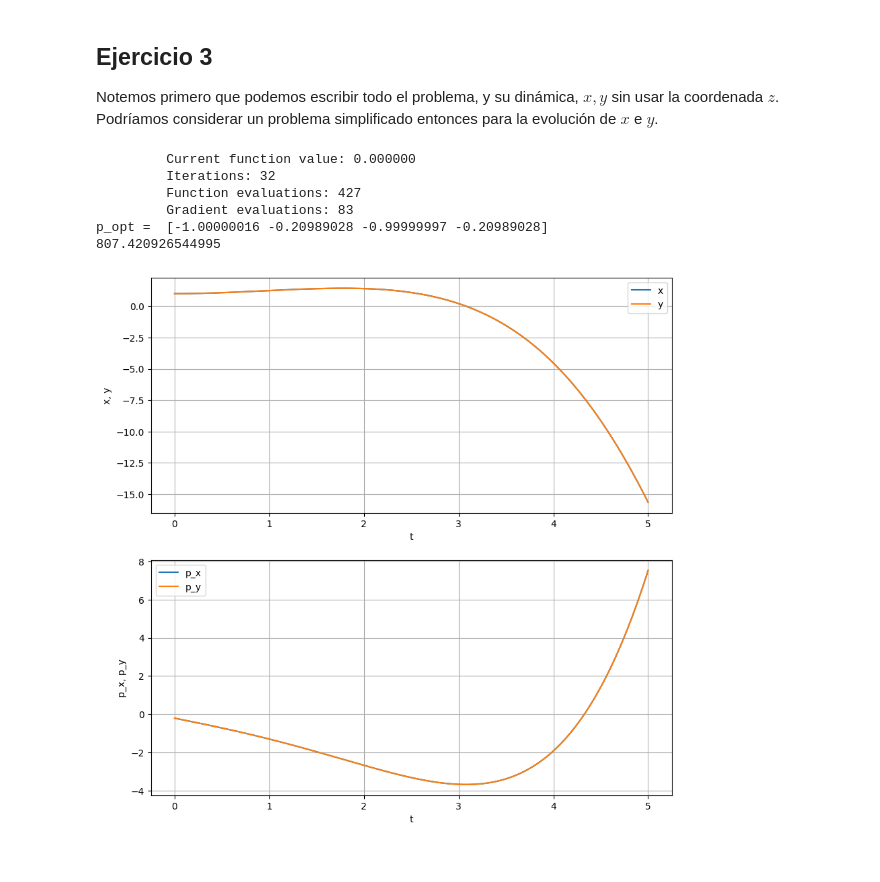
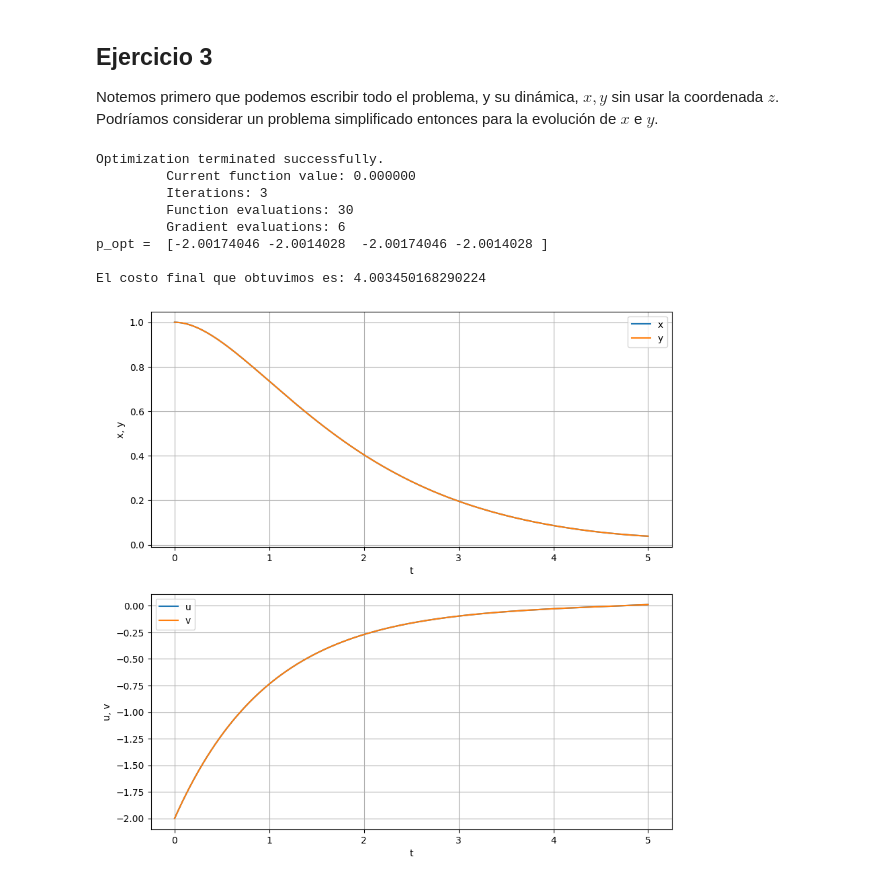
Before and after one commit to Miguel-Escobar/Intro-al-Control-Optimo, a Jupyter notebook: Lab 4/Lab_4.ipynb, the cells around one changed output. Saved outputs shown, nothing was run; the diff lists cells and outputs as text; code cells hidden in the pictures.

```diff
--- a/Lab 4/Lab_4.ipynb
+++ b/Lab 4/Lab_4.ipynb
@@ -94,7 +100,7 @@ def rhs(t, r):
     x = r[:4]
     p = r[4:]
     xresult = A @ x + BBT @ p
-    presult = -A @ x
+    presult = -A @ p
     result = np.concatenate((xresult, presult))
     assert result.shape == r.shape
     return result
@@ -105,9 +111,9 @@ def objective(p_init):
     xfinal = sol.y[:4, -1]
     pfinal = sol.y[4:, -1]
     objective_p = -.5*Q @ xfinal
-    return np.linalg.norm(pfinal - objective_p)
+    return np.linalg.norm(pfinal - objective_p)**2
 
-p_init = np.array([0, 0, 0, 0])
+p_init = np.array([1, 1, 1, 1])
 
 res = minimize(objective, p_init, options={'disp': True})
 p_init_opt = res.x
@@ -117,37 +123,41 @@ optimal_trajectories = solve_ivp(rhs, [0, 5], np.concatenate((xinit, p_init_opt)
 x_opt = optimal_trajectories.y[:4, :]
 u_opt = B.T @ optimal_trajectories.y[4:, :]
 u_norm = np.linalg.norm(u_opt, axis=0)
-final_kinetic_energy = .5 * (x_opt[0, -1]**2 + x_opt[2, -1]**2 + (x_opt[0, -1] + x_opt[2, -1])**2)
+final_kinetic_energy = .5 * (x_opt[1, -1]**2 + x_opt[3, -1]**2 + (x_opt[0, -1] + x_opt[2, -1])**2)
 force_cost = trapezoid(u_norm**2, optimal_trajectories.t)
 
 final_cost = final_kinetic_energy + force_cost
-print(final_cost)
+
+
+print(f"\nEl costo final que obtuvimos es: {final_cost}")
 # %% [output]
+Optimization terminated successfully.
          Current function value: 0.000000
-         Iterations: 32
-         Function evaluations: 427
-         Gradient evaluations: 83
-p_opt =  [-1.00000016 -0.20989028 -0.99999997 -0.20989028]
-807.420926544995
+         Iterations: 3
+         Function evaluations: 30
+         Gradient evaluations: 6
+p_opt =  [-2.00174046 -2.0014028  -2.00174046 -2.0014028 ]
+
+El costo final que obtuvimos es: 4.003450168290224
 # %%
 
 import matplotlib.pyplot as plt
 
 fig, ax = plt.subplots(2, 1, figsize=(10, 10))
 ax[0].plot(optimal_trajectories.t, optimal_trajectories.y[0])
 ax[0].plot(optimal_trajectories.t, optimal_trajectories.y[2])
 ax[0].set_xlabel('t')
 ax[0].set_ylabel('x, y')
 ax[0].legend(['x', 'y'])
 ax[0].grid()
 
 ax[1].plot(optimal_trajectories.t, optimal_trajectories.y[5])
 ax[1].plot(optimal_trajectories.t, optimal_trajectories.y[7])
 ax[1].set_xlabel('t')
-ax[1].set_ylabel('p_x, p_y')
-ax[1].legend(['p_x', 'p_y'])
+ax[1].set_ylabel('u, v')
+ax[1].legend(['u', 'v'])
 ax[1].grid()
 
 plt.show()
 # %% [output]
-[figure, old version]
+[figure, new version]
```
Also changed, not shown: parts of 3 cells of this notebook, 2 other files.
